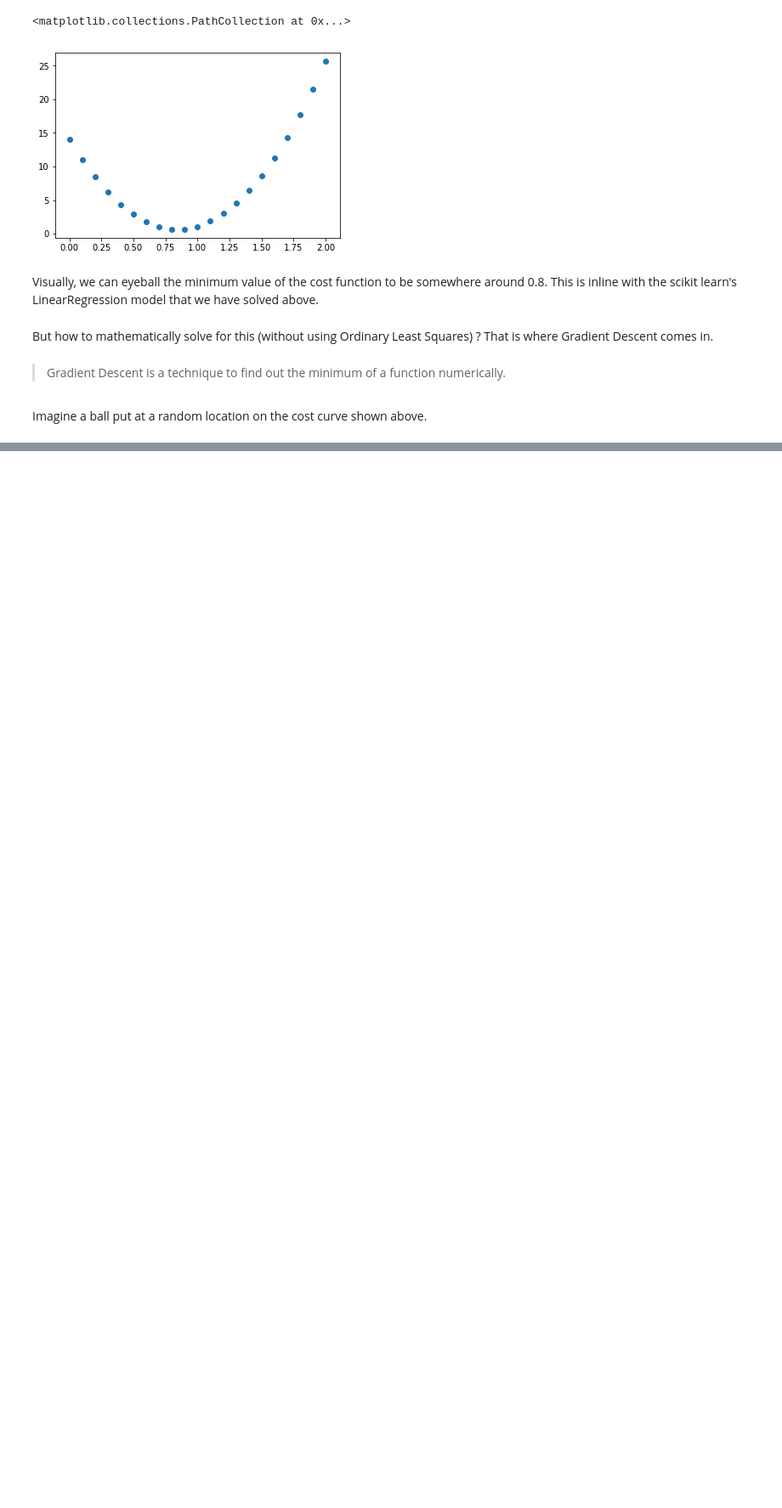
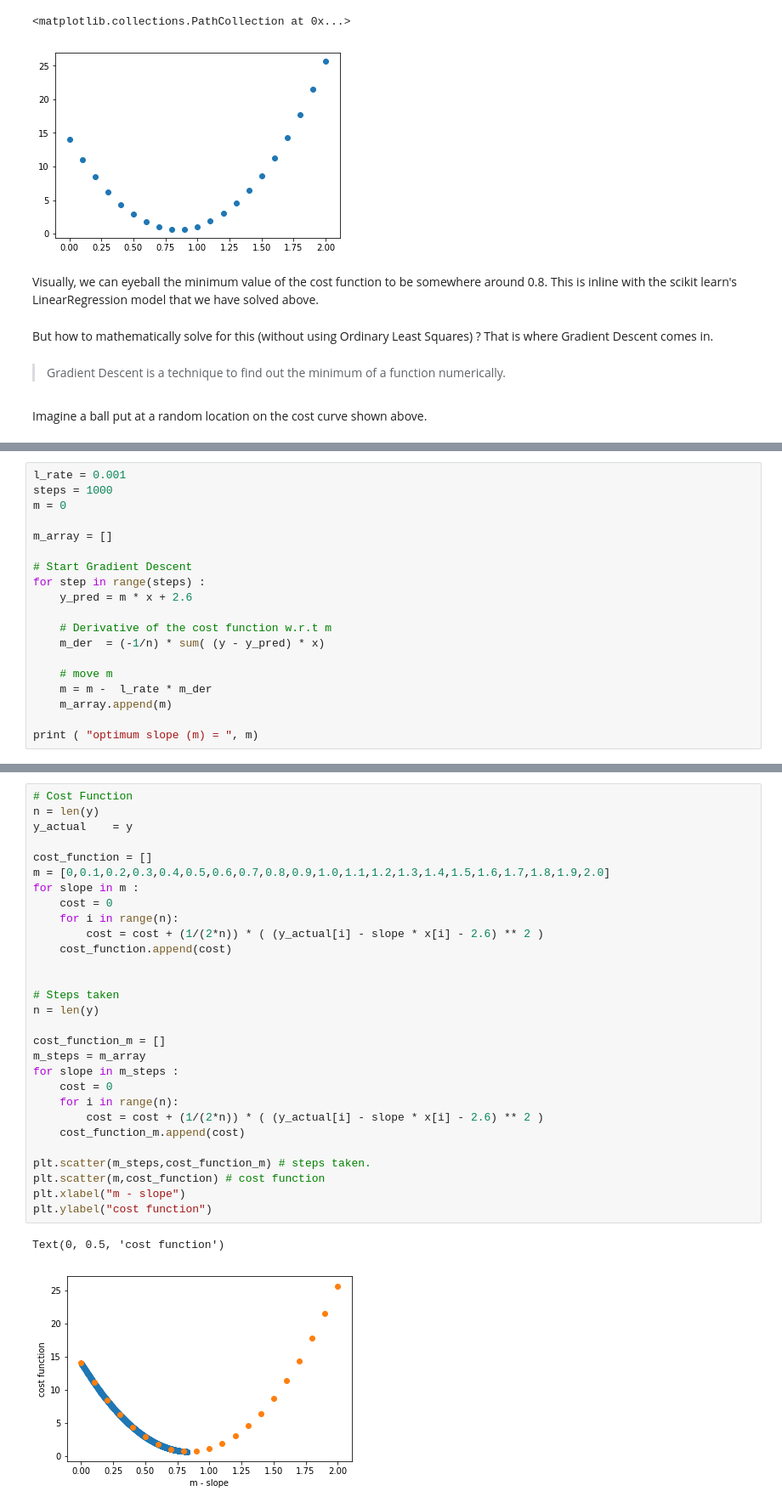
Before and after one commit to hotcode002/deep_learning, a Jupyter notebook: Week 1/gradient_descent.ipynb, the cells around one changed output, grey strips where cells are left out. Shown at 85% size. Cells and saved outputs as stored; diff of their text form; blank space fills up the shorter version.

Commit message:
gradient descent

```diff
--- a/Week 1/gradient_descent.ipynb
+++ b/Week 1/gradient_descent.ipynb
@@ -304,0 +372,19 @@ Imagine a ball put at a random location on the cost curve shown above.
+# %%
+l_rate = 0.001
+steps = 1000
+m = 0
+
+m_array = []
+
+# Start Gradient Descent
+for step in range(steps) :
+    y_pred = m * x + 2.6
+
+    # Derivative of the cost function w.r.t m
+    m_der  = (-1/n) * sum( (y - y_pred) * x)
+
+    # move m
+    m = m -  l_rate * m_der
+    m_array.append(m)
+
+print ( "optimum slope (m) = ", m)
@@ -304,0 +395,32 @@ Imagine a ball put at a random location on the cost curve shown above.
+# %%
+# Cost Function
+n = len(y)
+y_actual    = y
+
+cost_function = []
+m = [0,0.1,0.2,0.3,0.4,0.5,0.6,0.7,0.8,0.9,1.0,1.1,1.2,1.3,1.4,1.5,1.6,1.7,1.8,1.9,2.0]
+for slope in m :
+    cost = 0
+    for i in range(n):
+        cost = cost + (1/(2*n)) * ( (y_actual[i] - slope * x[i] - 2.6) ** 2 )
+    cost_function.append(cost)
+
+
+# Steps taken
+n = len(y)
+
+cost_function_m = []
+m_steps = m_array
+for slope in m_steps :
+    cost = 0
+    for i in range(n):
+        cost = cost + (1/(2*n)) * ( (y_actual[i] - slope * x[i] - 2.6) ** 2 )
+    cost_function_m.append(cost)
+
+plt.scatter(m_steps,cost_function_m) # steps taken.
+plt.scatter(m,cost_function) # cost function
+plt.xlabel("m - slope")
+plt.ylabel("cost function")
+# %% [output]
+Text(0, 0.5, 'cost function')
+[figure, added]
```
Also changed, not shown: parts of 56 cells of this notebook, 8 other files.
